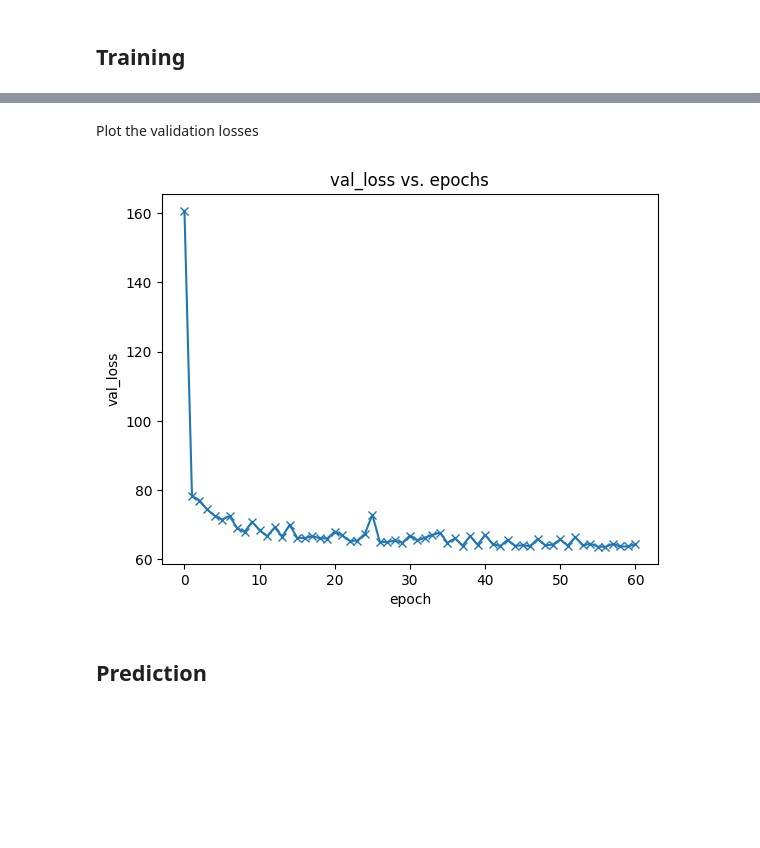
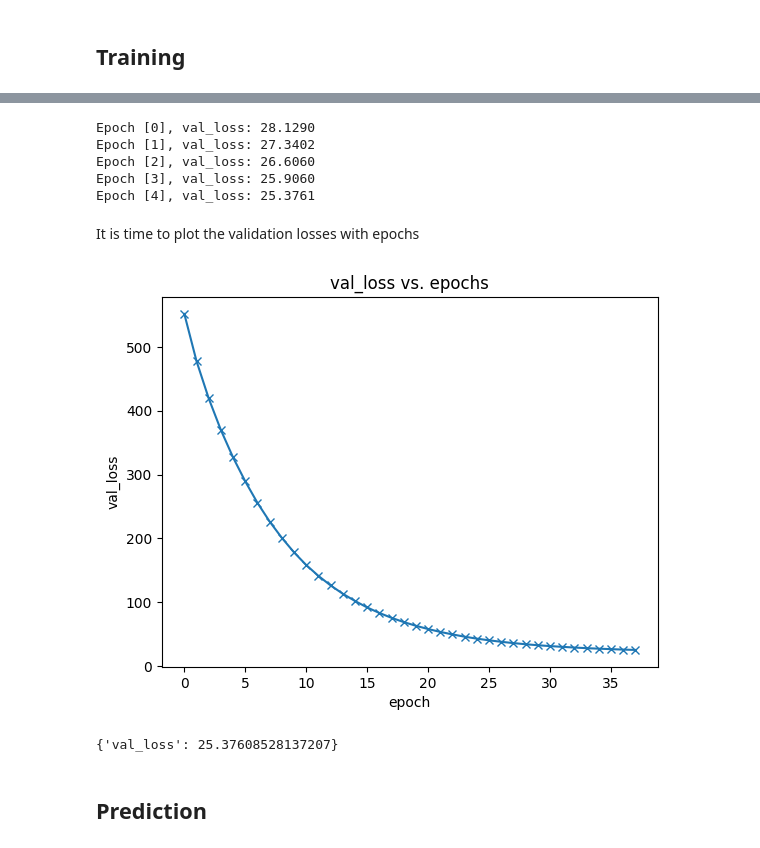
Before and after one commit to Valiev-Koyiljon/Pytorch-HousePricePrediction, a Jupyter notebook: BostonHousingDatasetRegressionWithPytorch.ipynb, the cells around one changed output, grey strips where cells are left out. Saved outputs shown, nothing was run; the diff lists cells and outputs as text; code cells hidden in the pictures; blank space fills up the shorter version.

```diff
--- a/BostonHousingDatasetRegressionWithPytorch.ipynb
+++ b/BostonHousingDatasetRegressionWithPytorch.ipynb
@@ -78,12 +87,12 @@ array([[24. ],
 #Converting to the Pytorch dataset
 # %%
 # Convert to PyTorch dataset
-dataset = TensorDataset(torch.tensor(inputs, dtype=torch.float32), torch.tensor(targets, dtype=torch.float32))
-train_ds, val_ds, test_ds = random_split(dataset, [406, 60, 40])
+dataset = TensorDataset(torch.tensor(normalized_inputs, dtype=torch.float32), torch.tensor(targets, dtype=torch.float32))
+train_ds, val_ds = random_split(dataset, [436, 70])
+
 
 train_loader = DataLoader(train_ds, batch_size, shuffle=True)
 val_loader = DataLoader(val_ds, batch_size*2)
-test_loader = DataLoader(test_ds, batch_size*2)
 # %% [markdown]
 ## Model
 # %% [markdown]
@@ -160,3 +169,3 @@ Epoch [4], val_loss: 71.5379
 # %%
-history1 = fit(50, 0.00000088, model, train_loader, val_loader)
+history1 = fit(5, learning_rate, model, train_loader, val_loader)
 # %% [output]
@@ -180,3 +177,3 @@ Epoch [49], val_loss: 63.7310
 # %%
-history2 = fit(5, 0.00000088, model, train_loader, val_loader)
+history2 = fit(22, learning_rate, model, train_loader, val_loader)
 # %% [output]
@@ -188,13 +197,26 @@ Epoch [4], val_loss: 64.3741
-# %% [markdown]
-Plot the validation losses
+# %%
+history3 = fit(5, learning_rate, model, train_loader, val_loader)
+# %% [output]
+Epoch [0], val_loss: 28.1290
+Epoch [1], val_loss: 27.3402
+Epoch [2], val_loss: 26.6060
+Epoch [3], val_loss: 25.9060
+Epoch [4], val_loss: 25.3761
+# %% [markdown]
+It is time to plot the validation losses with epochs
 # %%
-losses = [r['val_loss'] for r in [result] + history+history1+history2]
+losses = [r['val_loss'] for r in [result] + history+history1+history2+history3]
 plt.plot(losses, '-x')
 plt.xlabel('epoch')
 plt.ylabel('val_loss')
 plt.title('val_loss vs. epochs');
 # %% [output]
-[figure, old version]
+[figure, new version]
+# %%
+result = evaluate(model, val_loader)
+result
+# %% [output]
+{'val_loss': 25.37608528137207}
 # %% [markdown]
 ## Prediction
 # %% [markdown]
```
Also changed, not shown: parts of 18 cells of this notebook.
